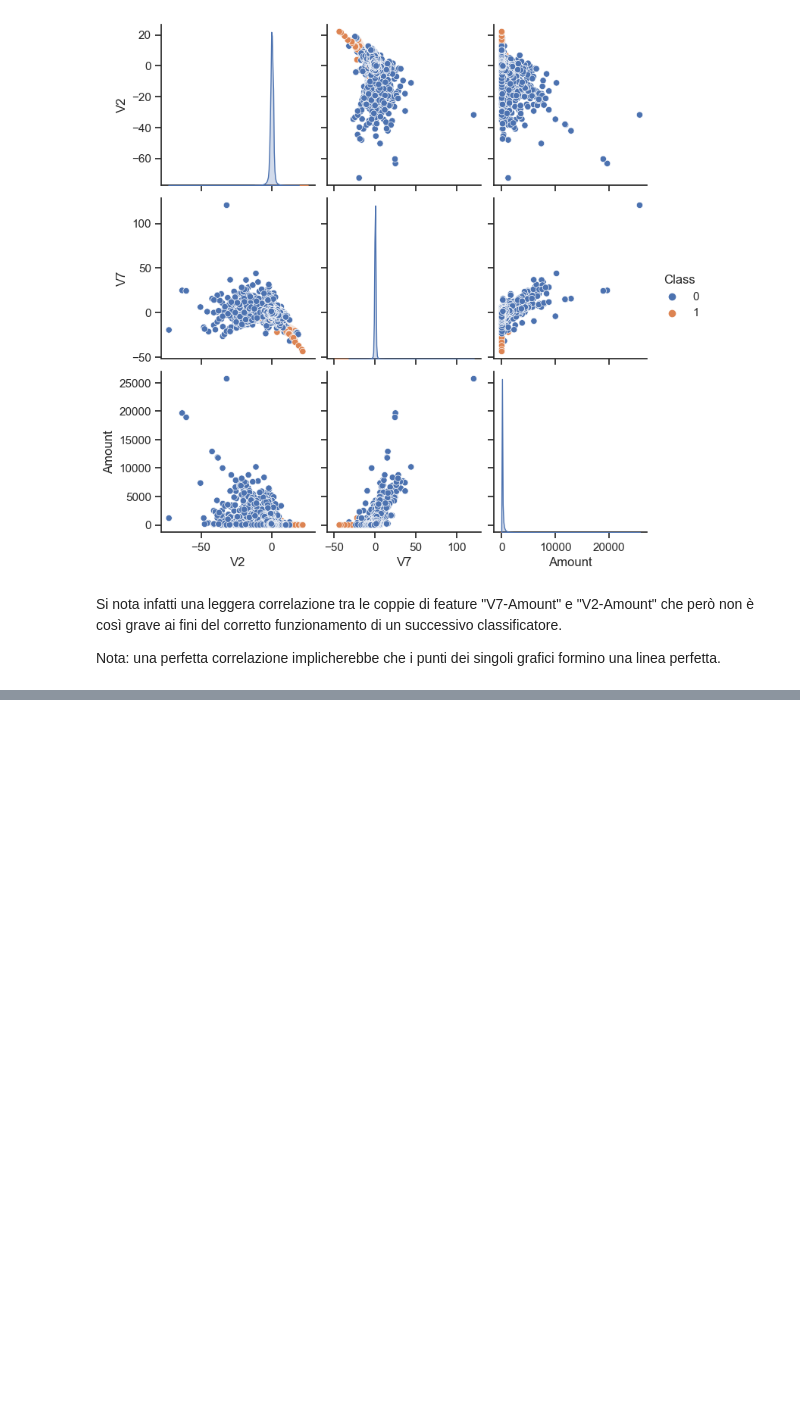
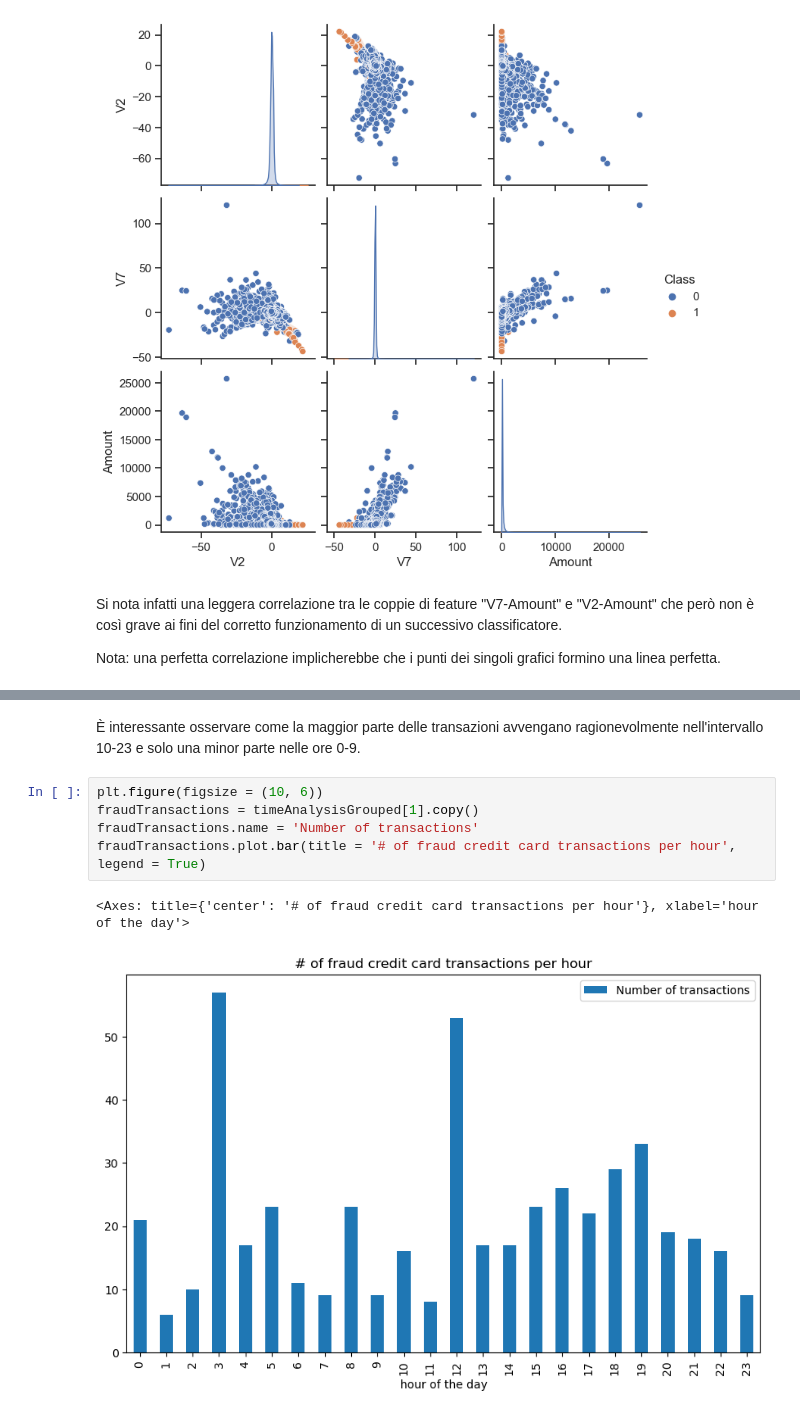
Before and after one commit to FrankDena/ProgettoML, a Jupyter notebook: progetto.ipynb, the cells around one changed output, grey strips where cells are left out. Drawn from its saved outputs; the diff is of its cells as text; blank space fills up the shorter version.

```diff
--- a/progetto.ipynb
+++ b/progetto.ipynb
@@ -201,0 +227,10 @@ Nota: una perfetta correlazione implicherebbe che i punti dei singoli grafici fo
+# %% [markdown]
+È interessante osservare come la maggior parte delle transazioni avvengano ragionevolmente nell'intervallo 10-23 e solo una minor parte nelle ore 0-9.
+# %%
+plt.figure(figsize = (10, 6))
+fraudTransactions = timeAnalysisGrouped[1].copy()
+fraudTransactions.name = 'Number of transactions'
+fraudTransactions.plot.bar(title = '# of fraud credit card transactions per hour', legend = True)
+# %% [output]
+<Axes: title={'center': '# of fraud credit card transactions per hour'}, xlabel='hour of the day'>
+[figure, added]
```
Also changed, not shown: parts of 19 cells of this notebook.
